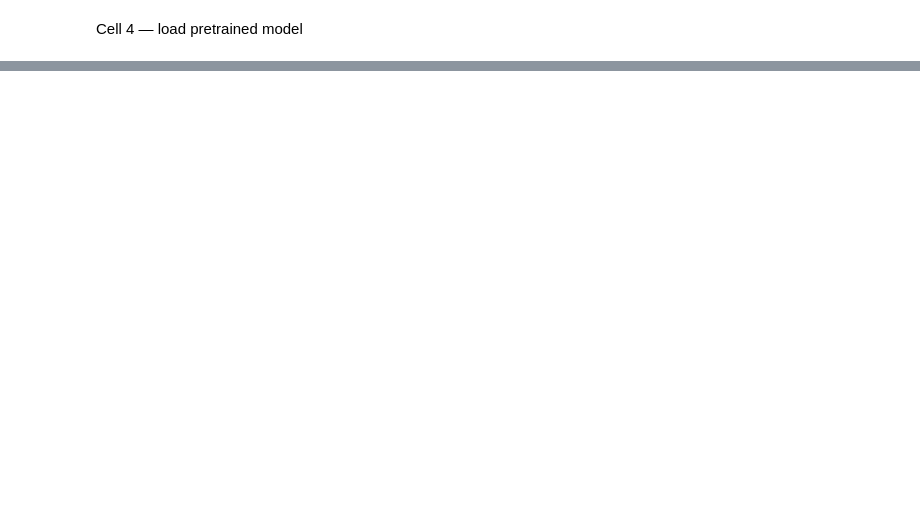
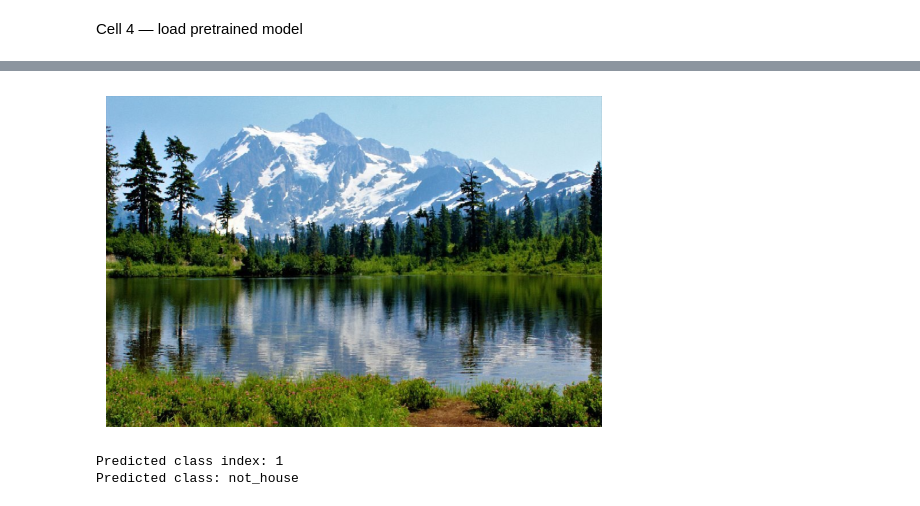
Before and after one commit to eng-Marwen/P2M, a Jupyter notebook: aimicroservice/models-training/train_house.ipynb, the cells around one changed output, grey strips where cells are left out. Drawn from its saved outputs; the diff is of its cells as text; code cells hidden in the pictures; blank space fills up the shorter version.

Commit message:
train and create the model

```diff
--- a/aimicroservice/models-training/train_house.ipynb
+++ b/aimicroservice/models-training/train_house.ipynb
@@ -9,7 +10,8 @@ from torch.utils.data import DataLoader
 Cell 2 — image preprocessing
 # %%
 transform = transforms.Compose([
-    transforms.Resize((224,224)),
+    transforms.Resize((224,224)),     # ResNet input size
+    transforms.RandomHorizontalFlip(), # data augmentation
     transforms.ToTensor()
 ])
 # %% [markdown]
@@ -55,0 +83,16 @@ for epoch in range(5):
+# %%
+# Evaluate on test set
+model.eval()
+
+correct = 0
+total = 0
+
+with torch.no_grad():
+    for images, labels in test_loader:
+        outputs = model(images)
+        _, predicted = torch.max(outputs, 1)
+        total += labels.size(0)
+        correct += (predicted == labels).sum().item()
+
+accuracy = correct / total
+print("Test accuracy:", accuracy)
@@ -56,3 +154,53 @@ for epoch in range(5):
+# %%
+from pathlib import Path
+
+import torch
+import torch.nn as nn
+from PIL import Image
+import matplotlib.pyplot as plt
+from torchvision import models, transforms
+
+img_path = Path("picture-lake.jpg")
+model_path = Path("house_model.pth")
+
+if not img_path.exists():
+    raise FileNotFoundError(f"Image not found: {img_path.resolve()}")
+
+image = Image.open(img_path).convert("RGB")
+
+plt.imshow(image)
+plt.axis("off")
+plt.show()
+
+inference_transform = transforms.Compose([
+    transforms.Resize((224, 224)),
+    transforms.ToTensor()
+])
+
+image_tensor = inference_transform(image).unsqueeze(0)
+
+if "model" not in globals():
+    if not model_path.exists():
+        raise FileNotFoundError(
+            f"Model not found in memory and weights file is missing: {model_path.resolve()}"
+        )
+    model = models.resnet18(weights=None)
+    num_features = model.fc.in_features
+    model.fc = nn.Linear(num_features, 2)
+    model.load_state_dict(torch.load(model_path, map_location="cpu"))
+
+model.eval()
+with torch.no_grad():
+    outputs = model(image_tensor)
+    predicted = outputs.argmax(dim=1)
+
+class_names = ["house", "not_house"]
+print("Predicted class index:", predicted.item())
+print("Predicted class:", class_names[predicted.item()])
+# %% [output]
+[figure, added]
+Predicted class index: 1
+Predicted class: not_house
 # %%
 #Cell 7 — save trained model
 torch.save(model.state_dict(), "house_model.pth")
```
Also changed, not shown: parts of 6 cells of this notebook, 1 other file.
